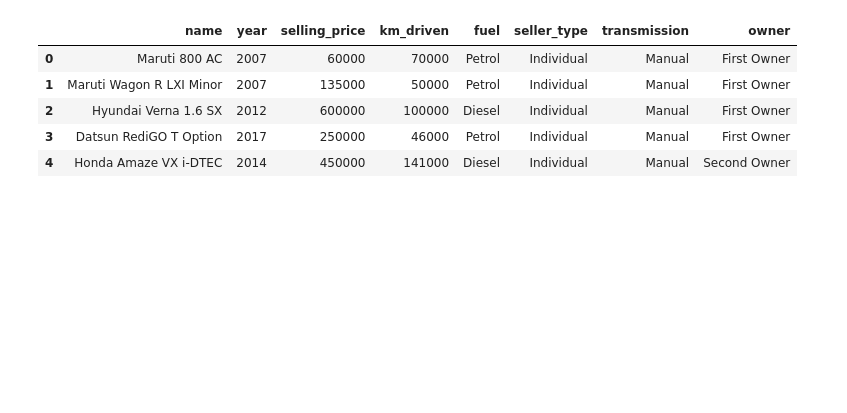
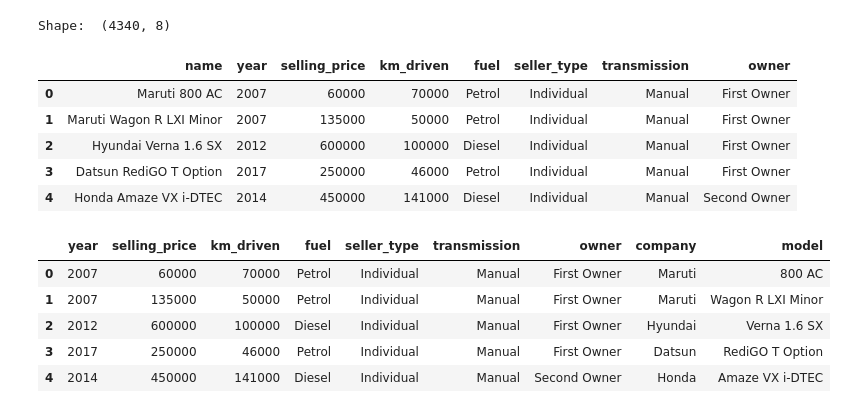
Before and after one commit to adrijmz/notebooks, a Jupyter notebook: car-dekho/car_dekho.ipynb, the cells around one changed output. Saved outputs shown, nothing was run; the diff lists cells and outputs as text; code cells hidden in the pictures; blank space fills up the shorter version.

```diff
--- a/car-dekho/car_dekho.ipynb
+++ b/car-dekho/car_dekho.ipynb
@@ -8,12 +8,31 @@ import pylab as pl
 import seaborn as sns
 # %%
 df  = pd.read_csv("car_details_from_car_dekho.csv.xls")
+print('Shape: ',df.shape)
 df.head()
 # %% [output]
+Shape:  (4340, 8)
 |  | name | year | selling_price | km_driven | fuel | seller_type | transmission | owner |
 | 0 | Maruti 800 AC | 2007 | 60000 | 70000 | Petrol | Individual | Manual | First Owner |
 | 1 | Maruti Wagon R LXI Minor | 2007 | 135000 | 50000 | Petrol | Individual | Manual | First Owner |
 | 2 | Hyundai Verna 1.6 SX | 2012 | 600000 | 100000 | Diesel | Individual | Manual | First Owner |
 | 3 | Datsun RediGO T Option | 2017 | 250000 | 46000 | Petrol | Individual | Manual | First Owner |
 | 4 | Honda Amaze VX i-DTEC | 2014 | 450000 | 141000 | Diesel | Individual | Manual | Second Owner |
+# %%
+enc = LabelEncoder()
+
+#split name into company and model
+df['company'] = df['name'].apply(lambda x: x.split(' ')[0])
+df['model'] = df['name'].apply(lambda x: x.split(' ')[1:])
+df['model'] = df['model'].apply(lambda x: ' '.join(x))
+df2 = df.drop(['name'], axis=1)
+
+df2.head()
+# %% [output]
+|  | year | selling_price | km_driven | fuel | seller_type | transmission | owner | company | model |
+| 0 | 2007 | 60000 | 70000 | Petrol | Individual | Manual | First Owner | Maruti | 800 AC |
+| 1 | 2007 | 135000 | 50000 | Petrol | Individual | Manual | First Owner | Maruti | Wagon R LXI Minor |
+| 2 | 2012 | 600000 | 100000 | Diesel | Individual | Manual | First Owner | Hyundai | Verna 1.6 SX |
+| 3 | 2017 | 250000 | 46000 | Petrol | Individual | Manual | First Owner | Datsun | RediGO T Option |
+| 4 | 2014 | 450000 | 141000 | Diesel | Individual | Manual | Second Owner | Honda | Amaze VX i-DTEC |
 # %%
```
Also changed, not shown: parts of 10 cells of this notebook.
